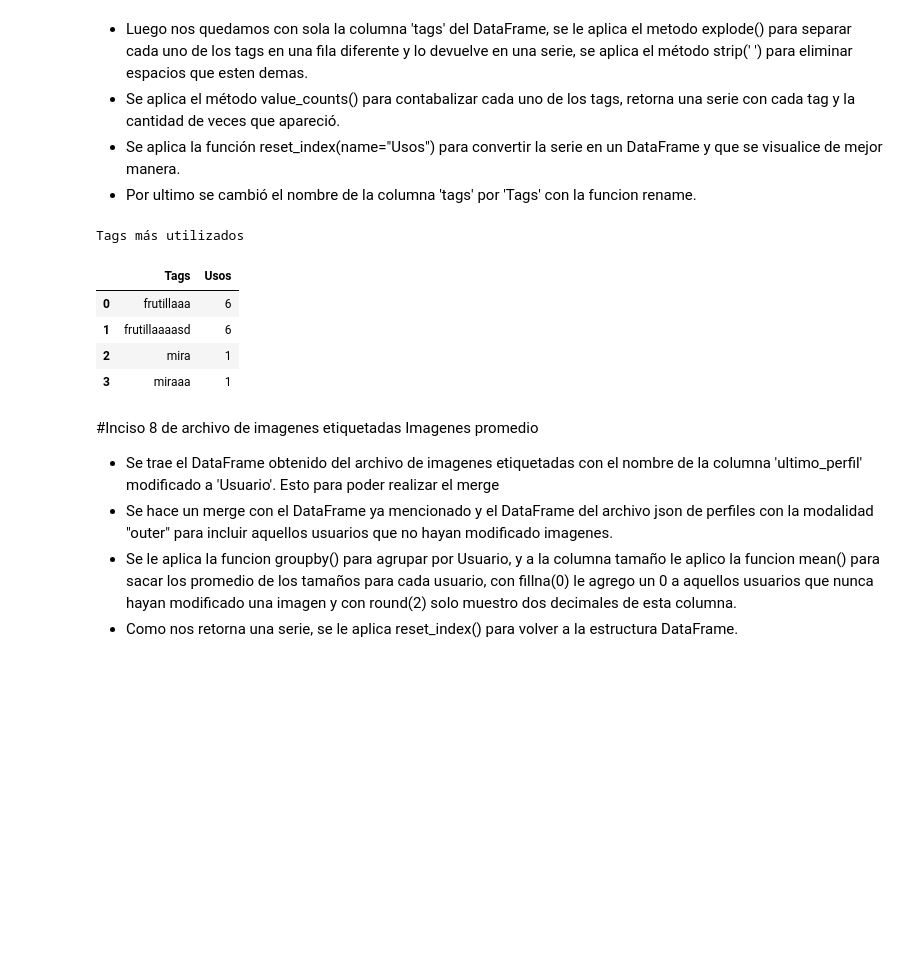
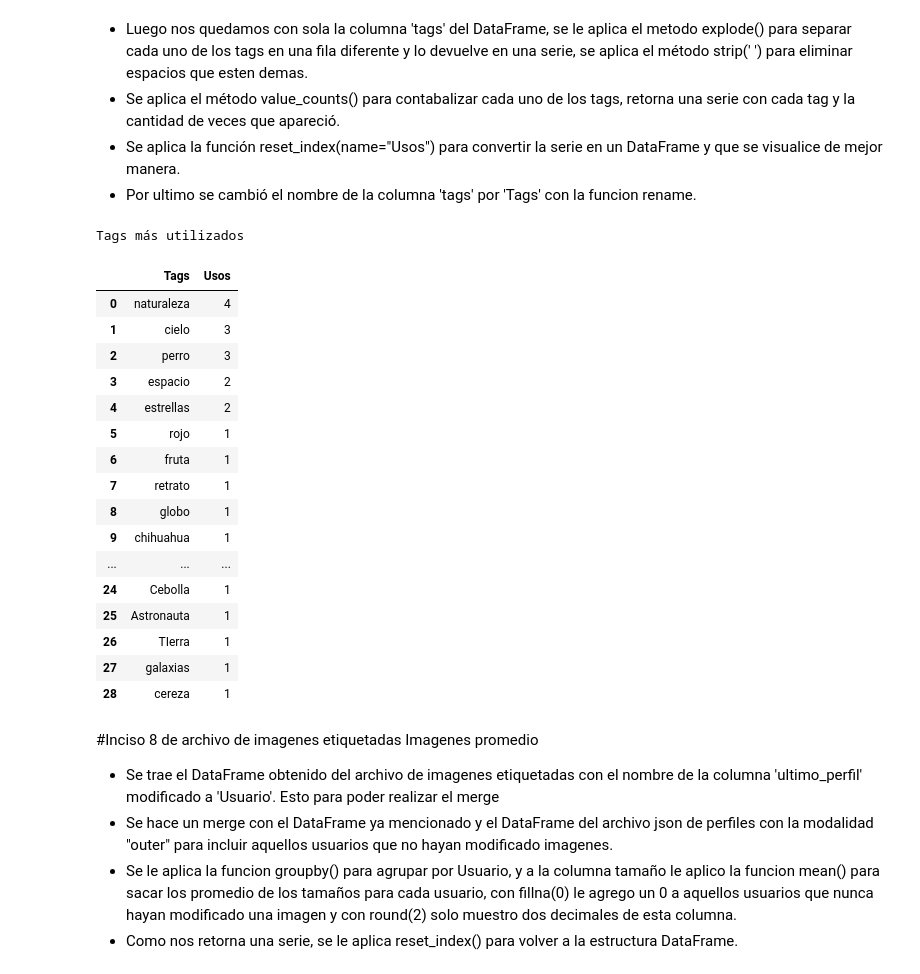
Before and after one commit to mayraPeguinho/unlpImage, a Jupyter notebook: notebooks/estadisticas_jupyter.ipynb, the cells around one changed output. Drawn from its saved outputs; the diff is of its cells as text; code cells hidden in the pictures; blank space fills up the shorter version.

```diff
--- a/notebooks/estadisticas_jupyter.ipynb
+++ b/notebooks/estadisticas_jupyter.ipynb
@@ -175,21 +175,34 @@ Tags más utilizados
 - Se aplica la función reset_index(name="Usos") para convertir la serie en un DataFrame y que se visualice de mejor manera.
 - Por ultimo se cambió el nombre de la columna 'tags' por 'Tags' con la funcion rename.
 # %%
+df_etiq=pd.read_csv(archivo_imagenes_etiquetadas_csv)
 df_7=df_etiq.copy()
 
 df_7['tags']=df_7['tags'].str.split(',')
 df_7=df_7['tags'].explode().str.strip(' ').value_counts().reset_index(name="Usos")
 df_7=df_7.rename(columns={'tags': 'Tags'})
 
 print("Tags más utilizados")
 df_7
 # %% [output]
 Tags más utilizados
 |  | Tags | Usos |
-| 0 | frutillaaa | 6 |
-| 1 | frutillaaaasd | 6 |
-| 2 | mira | 1 |
-| 3 | miraaa | 1 |
+| 0 | naturaleza | 4 |
+| 1 | cielo | 3 |
+| 2 | perro | 3 |
+| 3 | espacio | 2 |
+| 4 | estrellas | 2 |
+| 5 | rojo | 1 |
+| 6 | fruta | 1 |
+| 7 | retrato | 1 |
+| 8 | globo | 1 |
+| 9 | chihuahua | 1 |
+| ... | ... | ... |
+| 24 | Cebolla | 1 |
+| 25 | Astronauta | 1 |
+| 26 | TIerra | 1 |
+| 27 | galaxias | 1 |
+| 28 | cereza | 1 |
 # %% [markdown]
 #Inciso 8 de archivo de imagenes etiquetadas
     Imagenes promedio
```
Also changed, not shown: parts of 5 cells of this notebook, 7 other files.
